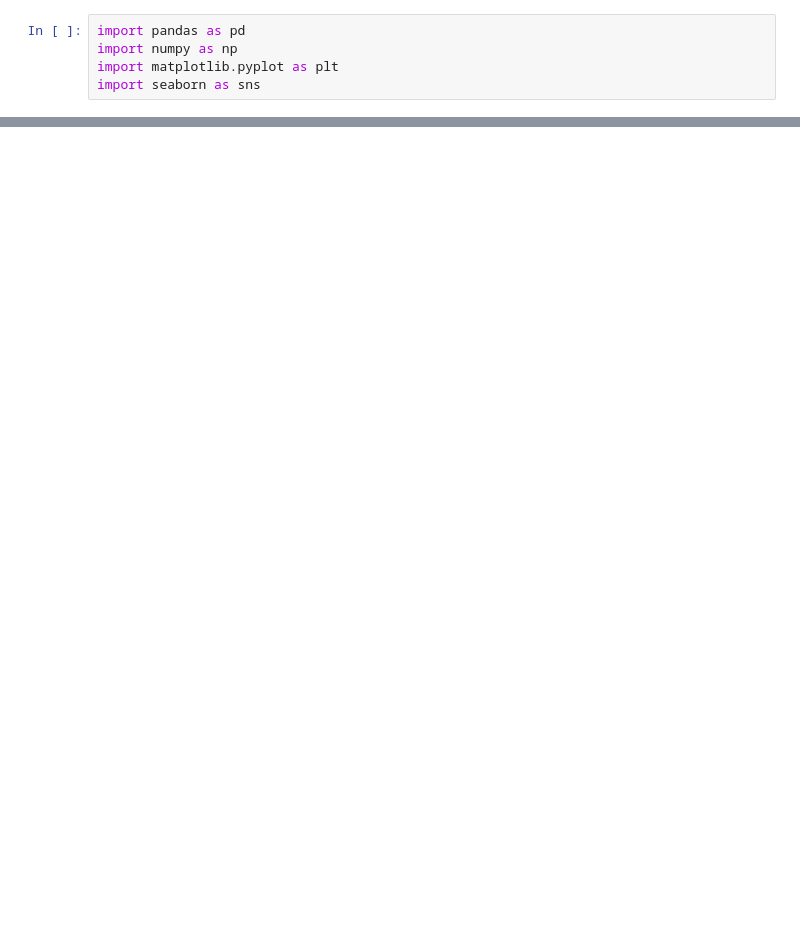
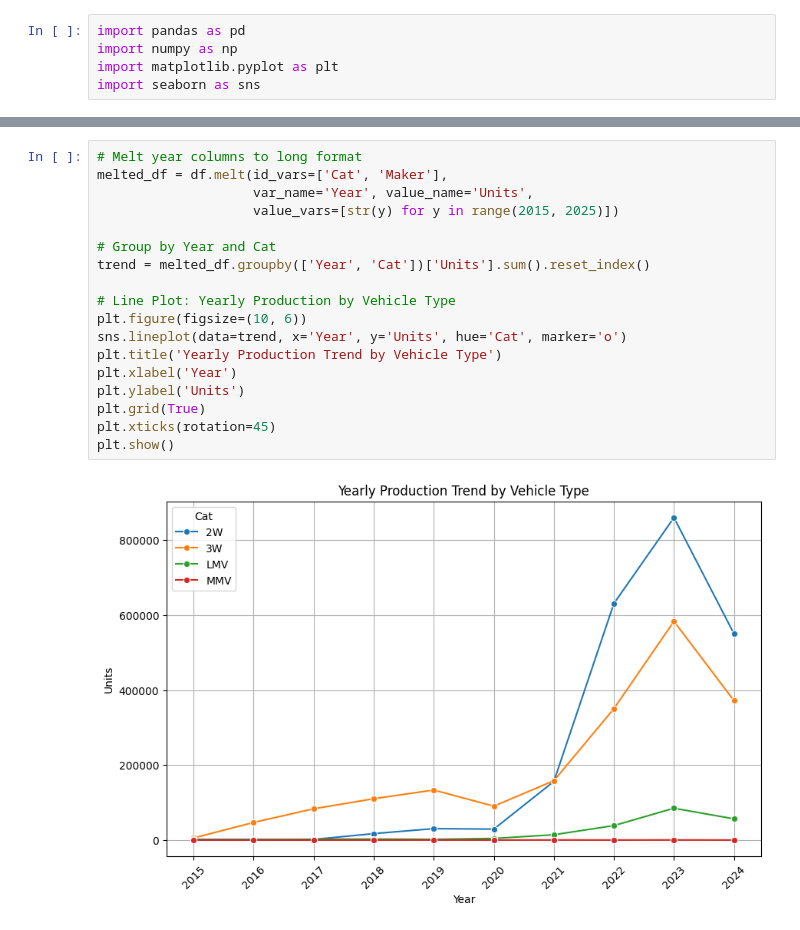
Before and after one commit to amankumarchy5423/EV-Market-Segmentation, a Jupyter notebook: feynn_project2.ipynb, the cells around one changed output, grey strips where cells are left out. Saved outputs shown, nothing was run; the diff lists cells and outputs as text; blank space fills up the shorter version.

```diff
--- a/feynn_project2.ipynb
+++ b/feynn_project2.ipynb
@@ -42,0 +60,20 @@ Successfully installed et-xmlfile-2.0.0 openpyxl-3.1.5
+# %%
+# Melt year columns to long format
+melted_df = df.melt(id_vars=['Cat', 'Maker'],
+                    var_name='Year', value_name='Units',
+                    value_vars=[str(y) for y in range(2015, 2025)])
+
+# Group by Year and Cat
+trend = melted_df.groupby(['Year', 'Cat'])['Units'].sum().reset_index()
+
+# Line Plot: Yearly Production by Vehicle Type
+plt.figure(figsize=(10, 6))
+sns.lineplot(data=trend, x='Year', y='Units', hue='Cat', marker='o')
+plt.title('Yearly Production Trend by Vehicle Type')
+plt.xlabel('Year')
+plt.ylabel('Units')
+plt.grid(True)
+plt.xticks(rotation=45)
+plt.show()
+# %% [output]
+[figure, added]
```
Also changed, not shown: parts of 28 cells of this notebook, 3 other files.
